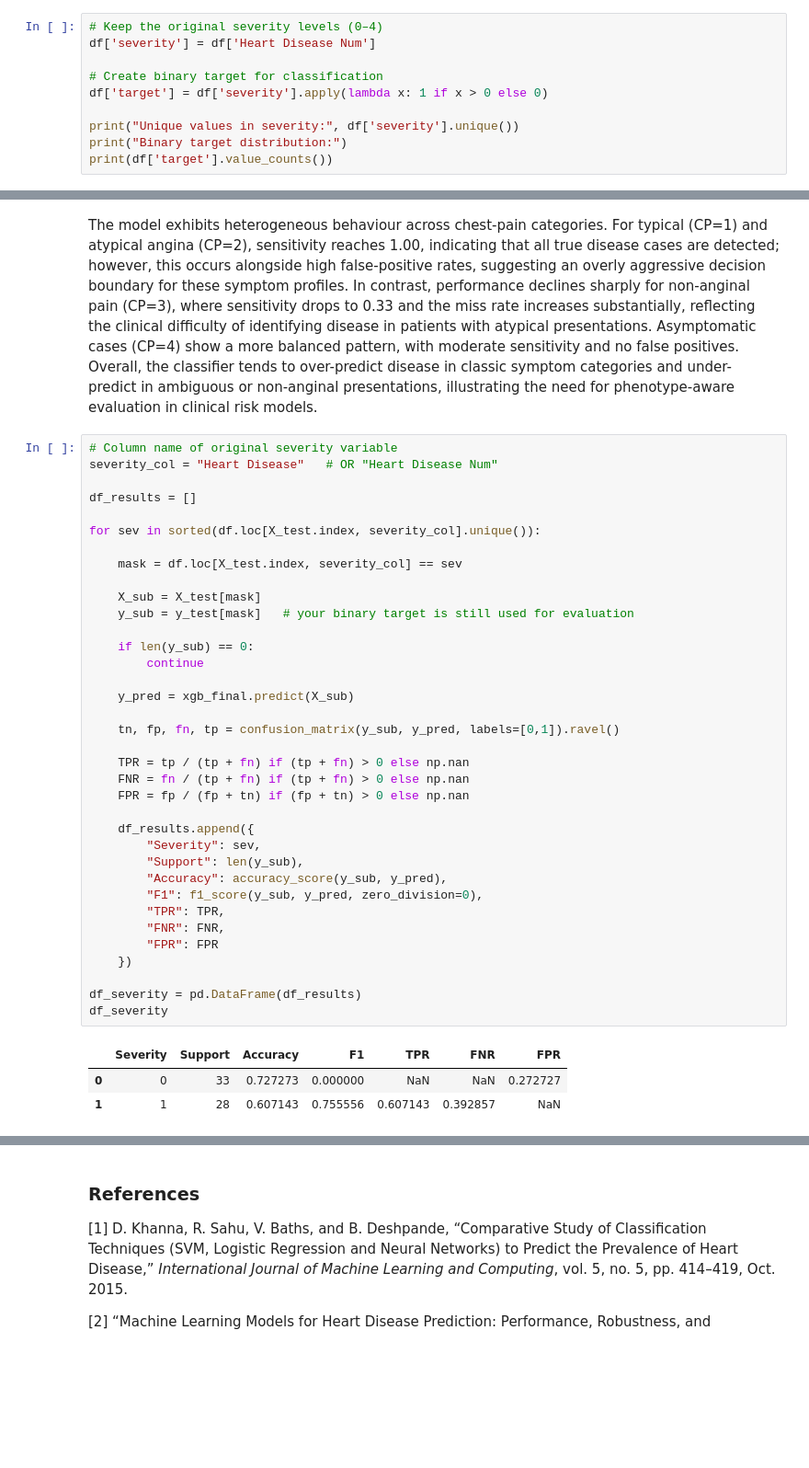
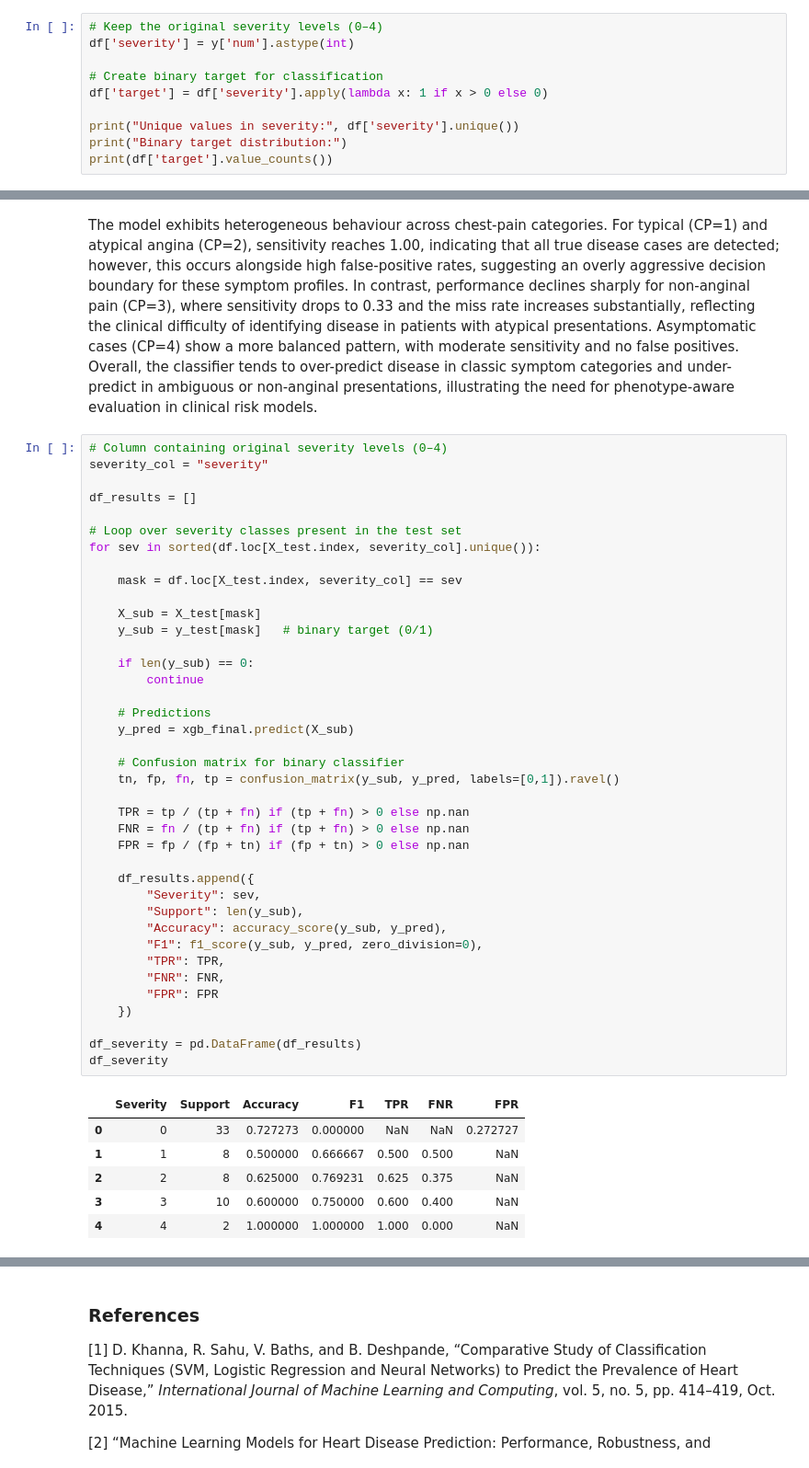
Before and after one commit to Mihalachee/Phenotypic-Bias-in-Heart-Disease-Prediction, a Jupyter notebook: indiviual.ipynb, the cells around one changed output, grey strips where cells are left out. Shown at 92% size. Drawn from its saved outputs; the diff is of its cells as text; blank space fills up the shorter version.

Commit message:
severity right

```diff
--- a/indiviual.ipynb
+++ b/indiviual.ipynb
@@ -750,7 +750,7 @@ Values 1–4 are grouped as _“disease present”_ (`1`), while 0 represents _
 This binary target (`target`) is used for classification and fairness analysis, while the original `num` values are preserved as `severity` for interpretability and post-hoc analysis.
 # %%
 # Keep the original severity levels (0–4)
-df['severity'] = df['Heart Disease Num']
+df['severity'] = y['num'].astype(int)
 
 # Create binary target for classification
 df['target'] = df['severity'].apply(lambda x: 1 if x > 0 else 0)
@@ -1876,42 +1875,48 @@ display(df_cp.round(4))
 # %% [markdown]
 The model exhibits heterogeneous behaviour across chest-pain categories. For typical (CP=1) and atypical angina (CP=2), sensitivity reaches 1.00, indicating that all true disease cases are detected; however, this occurs alongside high false-positive rates, suggesting an overly aggressive decision boundary for these symptom profiles. In contrast, performance declines sharply for non-anginal pain (CP=3), where sensitivity drops to 0.33 and the miss rate increases substantially, reflecting the clinical difficulty of identifying disease in patients with atypical presentations. Asymptomatic cases (CP=4) show a more balanced pattern, with moderate sensitivity and no false positives. Overall, the classifier tends to over-predict disease in classic symptom categories and under-predict in ambiguous or non-anginal presentations, illustrating the need for phenotype-aware evaluation in clinical risk models.
 # %%
-# Column name of original severity variable
-severity_col = "Heart Disease"   # OR "Heart Disease Num"
+# Column containing original severity levels (0–4)
+severity_col = "severity"
 
 df_results = []
 
+# Loop over severity classes present in the test set
 for sev in sorted(df.loc[X_test.index, severity_col].unique()):
 
     mask = df.loc[X_test.index, severity_col] == sev
 
     X_sub = X_test[mask]
-    y_sub = y_test[mask]   # your binary target is still used for evaluation
+    y_sub = y_test[mask]   # binary target (0/1)
 
     if len(y_sub) == 0:
         continue
 
+    # Predictions
     y_pred = xgb_final.predict(X_sub)
 
+    # Confusion matrix for binary classifier
     tn, fp, fn, tp = confusion_matrix(y_sub, y_pred, labels=[0,1]).ravel()
 
     TPR = tp / (tp + fn) if (tp + fn) > 0 else np.nan
     FNR = fn / (tp + fn) if (tp + fn) > 0 else np.nan
     FPR = fp / (fp + tn) if (fp + tn) > 0 else np.nan
 
     df_results.append({
         "Severity": sev,
         "Support": len(y_sub),
         "Accuracy": accuracy_score(y_sub, y_pred),
         "F1": f1_score(y_sub, y_pred, zero_division=0),
         "TPR": TPR,
         "FNR": FNR,
         "FPR": FPR
     })
 
 df_severity = pd.DataFrame(df_results)
 df_severity
 # %% [output]
 |  | Severity | Support | Accuracy | F1 | TPR | FNR | FPR |
 | 0 | 0 | 33 | 0.727273 | 0.000000 | NaN | NaN | 0.272727 |
-| 1 | 1 | 28 | 0.607143 | 0.755556 | 0.607143 | 0.392857 | NaN |
+| 1 | 1 | 8 | 0.500000 | 0.666667 | 0.500 | 0.500 | NaN |
+| 2 | 2 | 8 | 0.625000 | 0.769231 | 0.625 | 0.375 | NaN |
+| 3 | 3 | 10 | 0.600000 | 0.750000 | 0.600 | 0.400 | NaN |
+| 4 | 4 | 2 | 1.000000 | 1.000000 | 1.000 | 0.000 | NaN |
```
Also changed, not shown: parts of 8 cells of this notebook.
